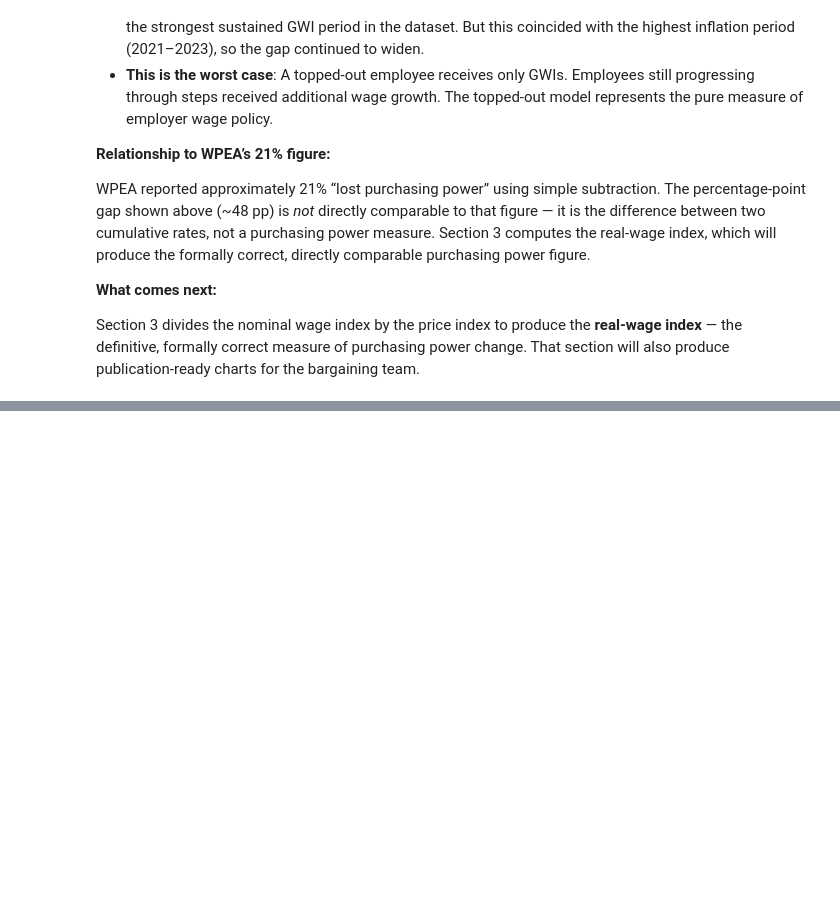
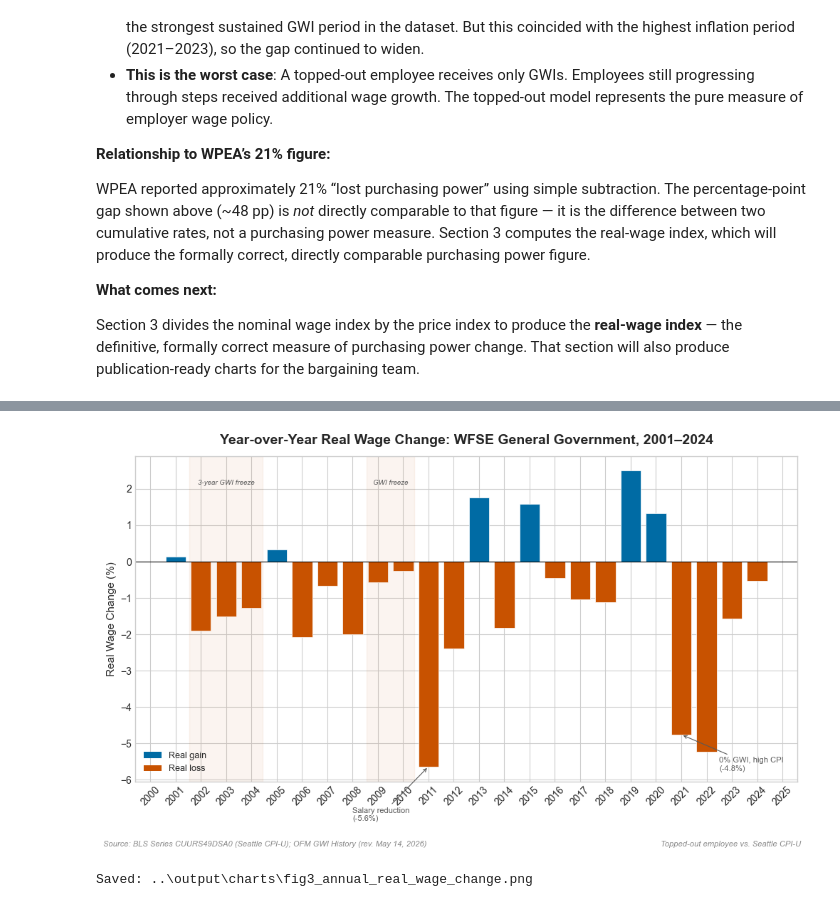
Before and after one commit to Santanarai/wa-state-real-wage-analysis, a Jupyter notebook: notebooks/real-wage-analysis.ipynb, the cells around one changed output, grey strips where cells are left out. Cells and saved outputs as stored; diff of their text form; code cells hidden in the pictures; blank space fills up the shorter version.

```diff
--- a/notebooks/real-wage-analysis.ipynb
+++ b/notebooks/real-wage-analysis.ipynb
@@ -1329,0 +1799,67 @@ Section 3 divides the nominal wage index by the price index to produce the **rea
+# %%
+# === Chart 3: Year-over-Year Real Wage Change (Base 2000) ===
+
+base2000 = real_wage_df[real_wage_df["base_year"] == 2000].sort_values("year")
+# Skip the base year (NaN for YoY)
+yoy_data = base2000[base2000["year"] > 2000].copy()
+years = yoy_data["year"].values
+yoy_vals = yoy_data["yoy_real_change_pct"].values
+
+bar_colors = [COLORS["positive_bar"] if v >= 0 else COLORS["negative_bar"]
+              for v in yoy_vals]
+
+fig, ax = plt.subplots(figsize=FIGSIZE)
+
+ax.bar(years, yoy_vals, color=bar_colors, edgecolor="white", linewidth=0.5,
+       width=0.8)
+ax.axhline(y=0, color="black", linewidth=0.8)
+
+# Freeze period brackets
+for start, end, label in [(2002, 2004, "3-year GWI freeze"),
+                           (2009, 2010, "GWI freeze")]:
+    ax.axvspan(start - 0.45, end + 0.45, alpha=0.06,
+               color=COLORS["negative_bar"])
+    ax.text((start + end) / 2, max(yoy_vals) * 0.85, label,
+            ha="center", fontsize=7, color=COLORS["annotation"],
+            fontstyle="italic")
+
+# Key event annotations — from computed values
+yoy_2011 = yoy_data[yoy_data["year"] == 2011]["yoy_real_change_pct"].iloc[0]
+yoy_2021 = yoy_data[yoy_data["year"] == 2021]["yoy_real_change_pct"].iloc[0]
+
+ax.annotate(f"Salary reduction\n({yoy_2011:+.1f}%)",
+            xy=(2011, yoy_2011), xytext=(2008, yoy_2011 - 1.5),
+            fontsize=8, color=COLORS["annotation"],
+            arrowprops=dict(arrowstyle="->", color=COLORS["annotation"], lw=0.8))
+
+ax.annotate(f"0% GWI, high CPI\n({yoy_2021:+.1f}%)",
+            xy=(2021, yoy_2021), xytext=(2022.5, yoy_2021 - 1),
+            fontsize=8, color=COLORS["annotation"],
+            arrowprops=dict(arrowstyle="->", color=COLORS["annotation"], lw=0.8))
+
+# Legend
+from matplotlib.patches import Patch
+legend_elements = [Patch(facecolor=COLORS["positive_bar"], label="Real gain"),
+                   Patch(facecolor=COLORS["negative_bar"], label="Real loss")]
+ax.legend(handles=legend_elements, loc="lower left", fontsize=9, framealpha=0.9)
+
+ax.set_title("Year-over-Year Real Wage Change: WFSE General Government, 2001\u20132024",
+             fontsize=14, fontweight="bold", pad=12)
+ax.set_xlabel("")
+ax.set_ylabel("Real Wage Change (%)", fontsize=11)
+ax.xaxis.set_major_locator(mticker.MultipleLocator(1))
+ax.tick_params(axis="x", rotation=45)
+
+fig.text(0.01, 0.01, SOURCE_CITATION, fontsize=8, color=COLORS["source_text"],
+         style="italic")
+fig.text(0.99, 0.01, "Topped-out employee vs. Seattle CPI-U",
+         fontsize=8, color=COLORS["source_text"], style="italic", ha="right")
+
+plt.tight_layout(rect=[0, 0.04, 1, 1])
+fig.savefig(CHART_DIR / "fig3_annual_real_wage_change.png",
+            dpi=DPI, bbox_inches="tight")
+plt.show()
+print(f"Saved: {CHART_DIR / 'fig3_annual_real_wage_change.png'}")
+# %% [output]
+[figure, added]
+Saved: ..\output\charts\fig3_annual_real_wage_change.png
```
Also changed, not shown: parts of 28 cells of this notebook, 6 other files.
